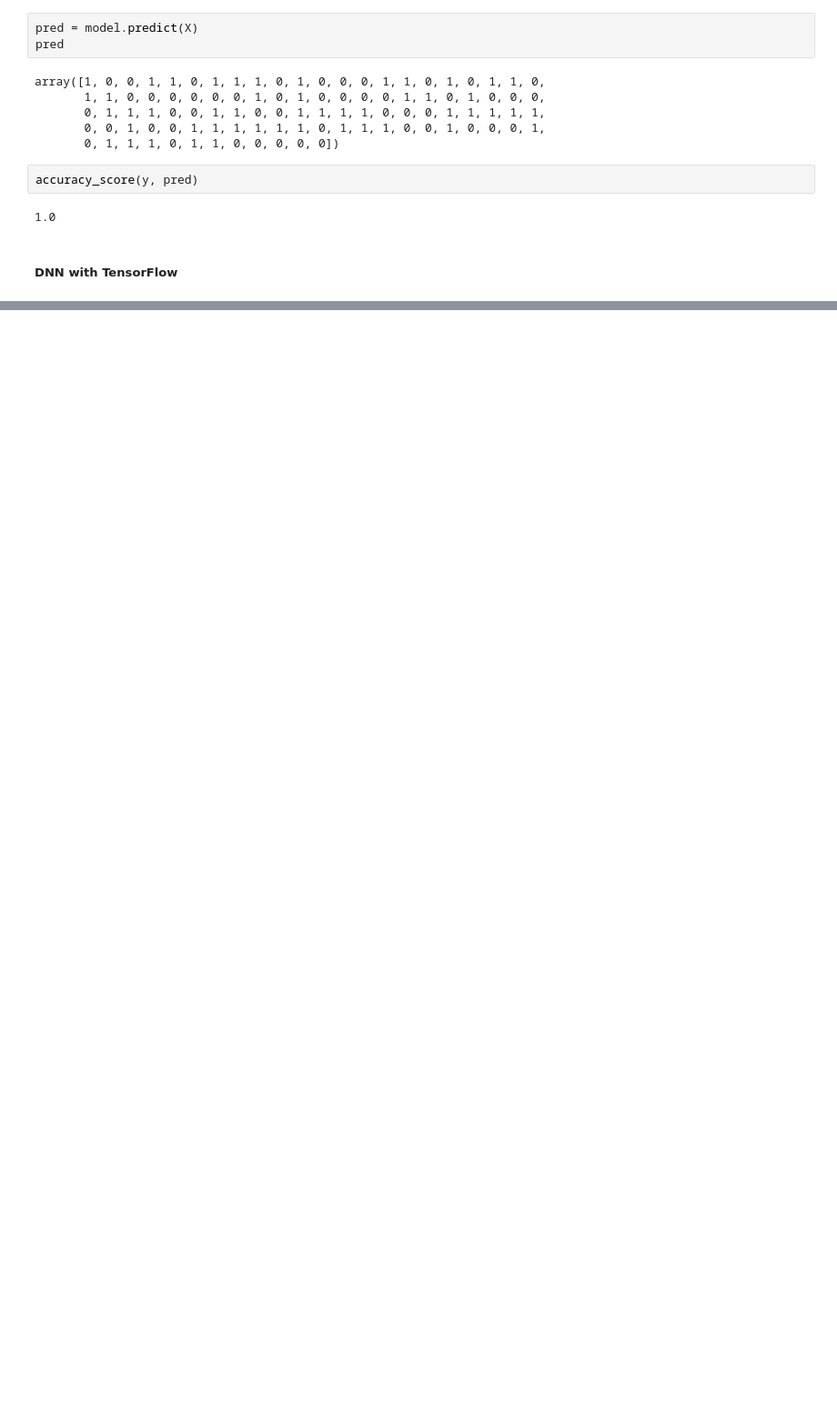
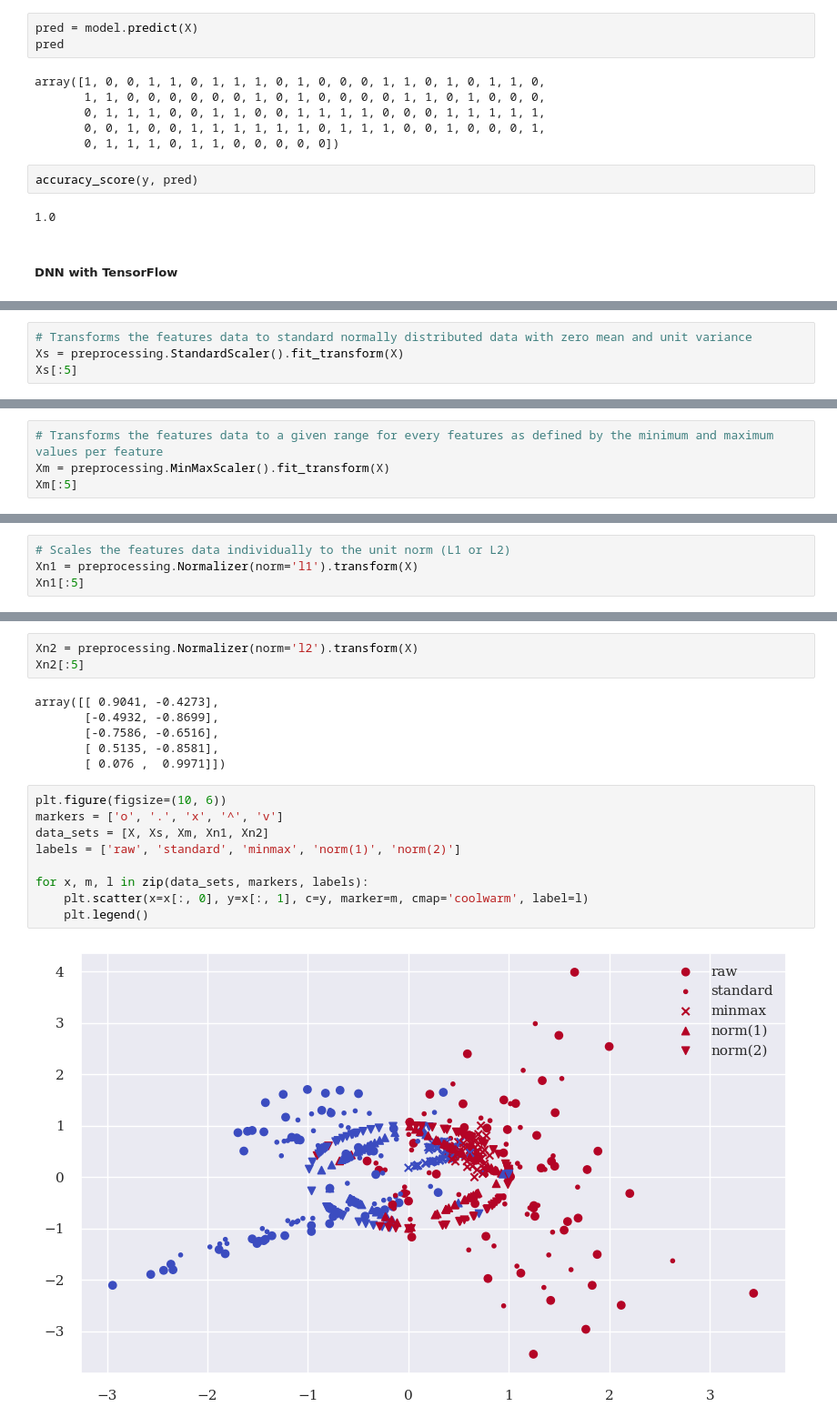
Before and after one commit to ahn283/finance, a Jupyter notebook: python_for_finance/statistics.ipynb, the cells around one changed output, grey strips where cells are left out. Shown at 91% size. Saved outputs shown, nothing was run; the diff lists cells and outputs as text; blank space fills up the shorter version.

```diff
--- a/python_for_finance/statistics.ipynb
+++ b/python_for_finance/statistics.ipynb
@@ -1590,0 +1604,4 @@ TypeError: Unable to convert function return value to a Python type! The signatu
+# %%
+# Transforms the features data to standard normally distributed data with zero mean and unit variance
+Xs = preprocessing.StandardScaler().fit_transform(X)
+Xs[:5]
@@ -1590,0 +1614,4 @@ TypeError: Unable to convert function return value to a Python type! The signatu
+# %%
+# Transforms the features data to a given range for every features as defined by the minimum and maximum values per feature
+Xm = preprocessing.MinMaxScaler().fit_transform(X)
+Xm[:5]
@@ -1590,0 +1624,4 @@ TypeError: Unable to convert function return value to a Python type! The signatu
+# %%
+# Scales the features data individually to the unit norm (L1 or L2)
+Xn1 = preprocessing.Normalizer(norm='l1').transform(X)
+Xn1[:5]
@@ -1590,0 +1634,20 @@ TypeError: Unable to convert function return value to a Python type! The signatu
+# %%
+Xn2 = preprocessing.Normalizer(norm='l2').transform(X)
+Xn2[:5]
+# %% [output]
+array([[ 0.9041, -0.4273],
+       [-0.4932, -0.8699],
+       [-0.7586, -0.6516],
+       [ 0.5135, -0.8581],
+       [ 0.076 ,  0.9971]])
+# %%
+plt.figure(figsize=(10, 6))
+markers = ['o', '.', 'x', '^', 'v']
+data_sets = [X, Xs, Xm, Xn1, Xn2]
+labels = ['raw', 'standard', 'minmax', 'norm(1)', 'norm(2)']
+
+for x, m, l in zip(data_sets, markers, labels):
+    plt.scatter(x=x[:, 0], y=x[:, 1], c=y, marker=m, cmap='coolwarm', label=l)
+    plt.legend()
+# %% [output]
+[figure, added]
```
Also changed, not shown: parts of 38 cells of this notebook.
